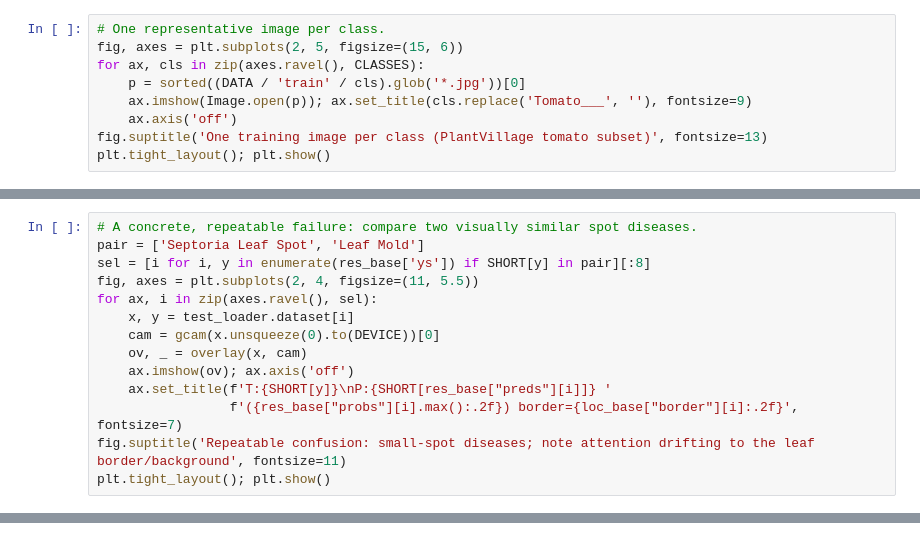
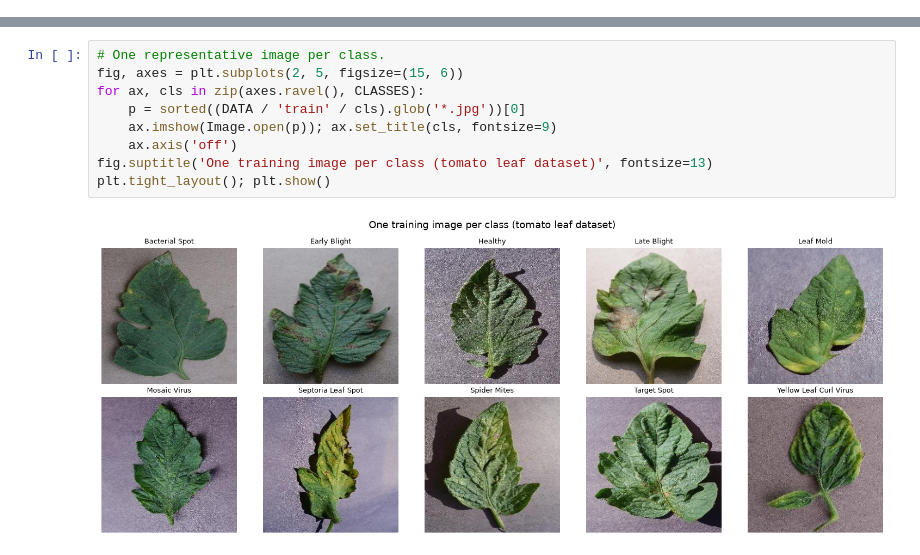
Before and after one commit to melkamzeranteneh/CNN, a Jupyter notebook: Melkamzer_Anteneh.ipynb, the cells around one changed output, grey strips where cells are left out. Cells and saved outputs as stored; diff of their text form.

```diff
--- a/Melkamzer_Anteneh.ipynb
+++ b/Melkamzer_Anteneh.ipynb
@@ -167,9 +0,0 @@ counts
-# %%
-# One representative image per class.
-fig, axes = plt.subplots(2, 5, figsize=(15, 6))
-for ax, cls in zip(axes.ravel(), CLASSES):
-    p = sorted((DATA / 'train' / cls).glob('*.jpg'))[0]
-    ax.imshow(Image.open(p)); ax.set_title(cls.replace('Tomato___', ''), fontsize=9)
-    ax.axis('off')
-fig.suptitle('One training image per class (PlantVillage tomato subset)', fontsize=13)
-plt.tight_layout(); plt.show()
@@ -538,14 +0,0 @@ print(f'Baseline 90th-percentile border mass (trust reference) = {BORDER_REF:.3f
-# %%
-# A concrete, repeatable failure: compare two visually similar spot diseases.
-pair = ['Septoria Leaf Spot', 'Leaf Mold']
-sel = [i for i, y in enumerate(res_base['ys']) if SHORT[y] in pair][:8]
-fig, axes = plt.subplots(2, 4, figsize=(11, 5.5))
-for ax, i in zip(axes.ravel(), sel):
-    x, y = test_loader.dataset[i]
-    cam = gcam(x.unsqueeze(0).to(DEVICE))[0]
-    ov, _ = overlay(x, cam)
-    ax.imshow(ov); ax.axis('off')
-    ax.set_title(f'T:{SHORT[y]}\nP:{SHORT[res_base["preds"][i]]} '
-                 f'({res_base["probs"][i].max():.2f}) border={loc_base["border"][i]:.2f}', fontsize=7)
-fig.suptitle('Repeatable confusion: small-spot diseases; note attention drifting to the leaf border/background', fontsize=11)
-plt.tight_layout(); plt.show()
@@ -803,0 +223,11 @@ All data downloaded, training, diagnosis, fix, comparison, inference demos and t
+# %%
+# One representative image per class.
+fig, axes = plt.subplots(2, 5, figsize=(15, 6))
+for ax, cls in zip(axes.ravel(), CLASSES):
+    p = sorted((DATA / 'train' / cls).glob('*.jpg'))[0]
+    ax.imshow(Image.open(p)); ax.set_title(cls, fontsize=9)
+    ax.axis('off')
+fig.suptitle('One training image per class (tomato leaf dataset)', fontsize=13)
+plt.tight_layout(); plt.show()
+# %% [output]
+[figure, added]
```
Also changed, not shown: parts of 48 cells of this notebook, 1 other file.
